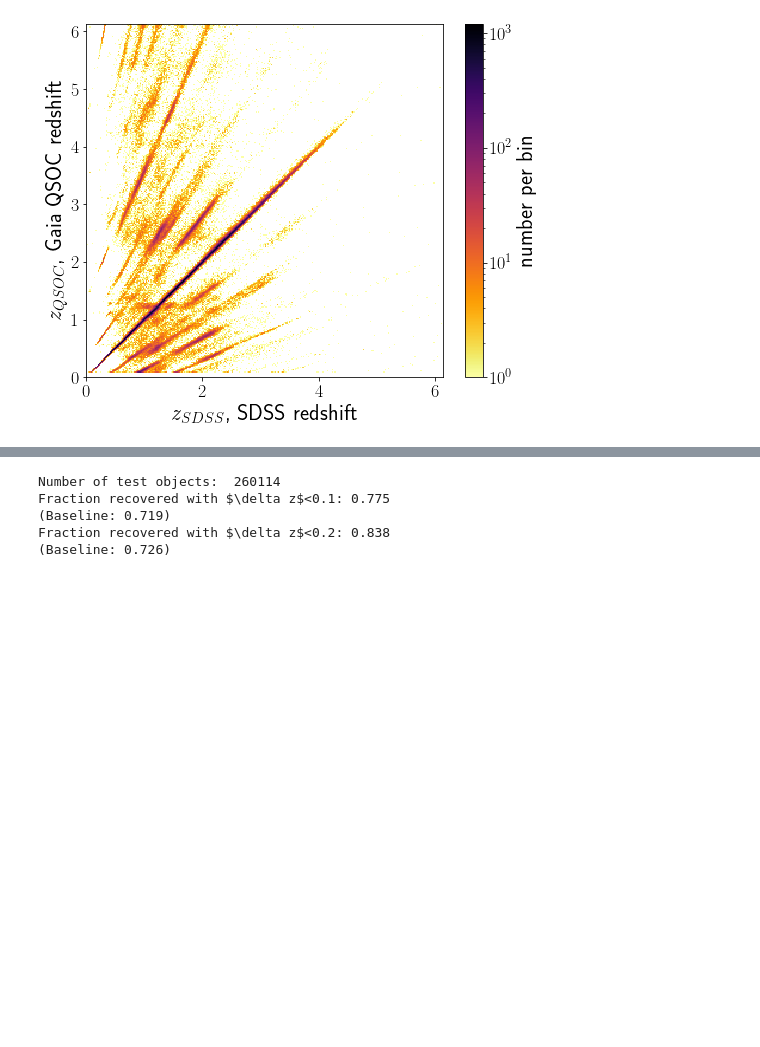
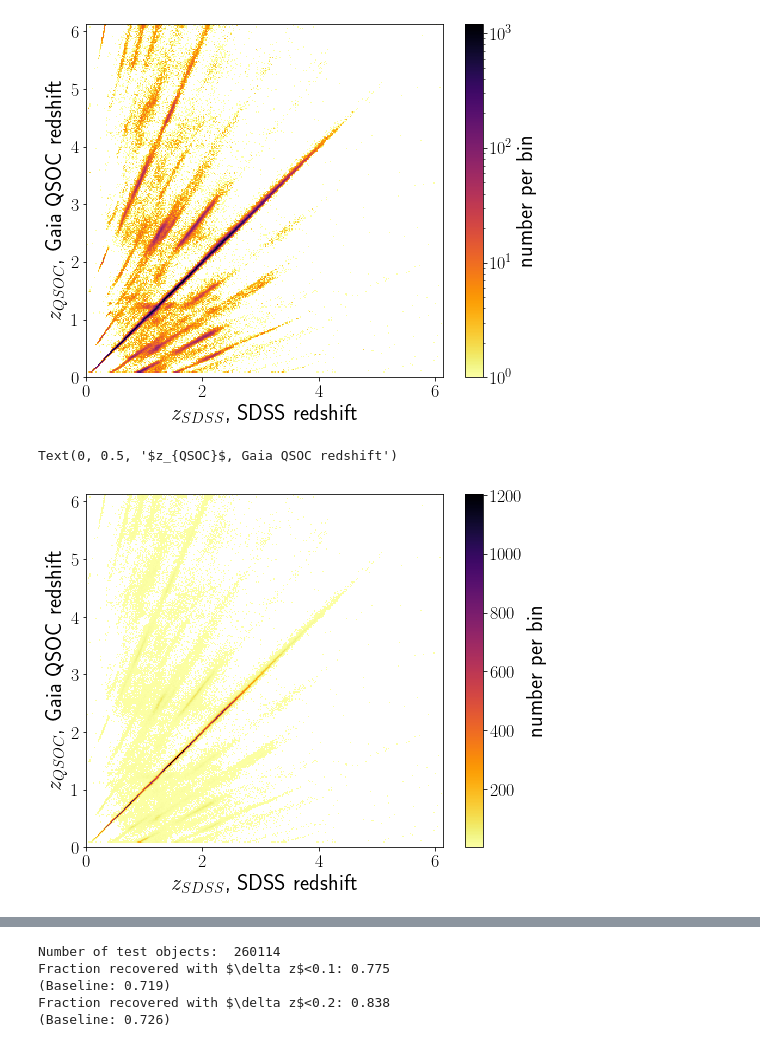
Before and after one commit to kstoreyf/gaia-quasars-lss, a Jupyter notebook: notebooks/2022-07-12_specphotoz_knn.ipynb, the cells around one changed output, grey strips where cells are left out. Saved outputs shown, nothing was run; the diff lists cells and outputs as text; code cells hidden in the pictures; blank space fills up the shorter version.

```diff
--- a/notebooks/2022-07-12_specphotoz_knn.ipynb
+++ b/notebooks/2022-07-12_specphotoz_knn.ipynb
@@ -100,4 +100,16 @@ plt.ylabel(r'$z_{QSOC}$, Gaia QSOC redshift')
 # %% [output]
 Text(0, 0.5, '$z_{QSOC}$, Gaia QSOC redshift')
 [figure]
+# %%
+z_bins = np.linspace(0, np.max(tab_gaia['redshift_qsoc']), 300)
+fig, ax = plt.subplots(1, 1, figsize = (8, 6.5))
+h = ax.hist2d(tab_gaia['redshift_sdss'], tab_gaia['redshift_qsoc'], bins=z_bins, cmin=1, cmap='inferno_r',
+             )
+fig.colorbar(h[3], ax=ax, label='number per bin')
+
+plt.xlabel(r'$z_{SDSS}$, SDSS redshift')
+plt.ylabel(r'$z_{QSOC}$, Gaia QSOC redshift')
+# %% [output]
+Text(0, 0.5, '$z_{QSOC}$, Gaia QSOC redshift')
+[figure, added]
 # %%
```
Also changed, not shown: parts of 30 cells of this notebook, 5 other files.
